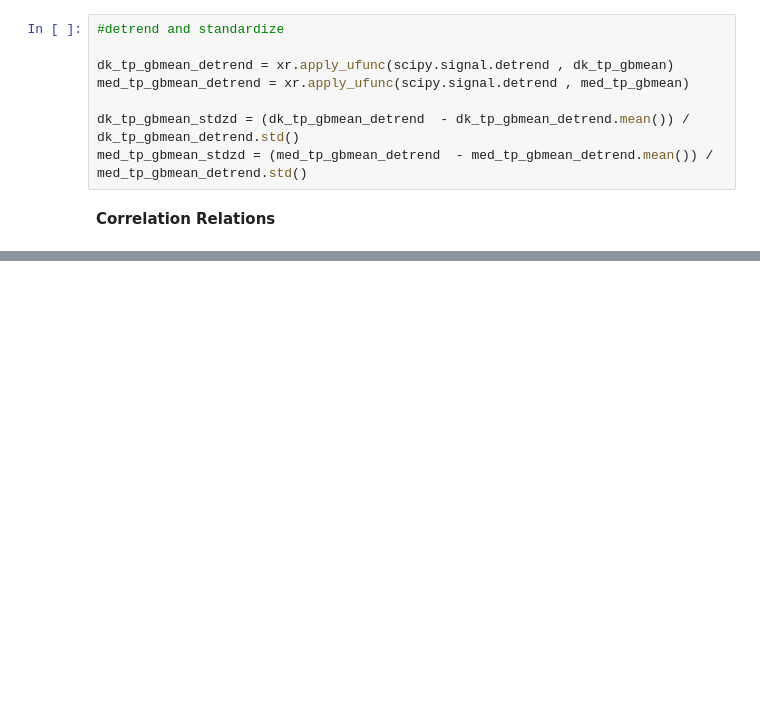
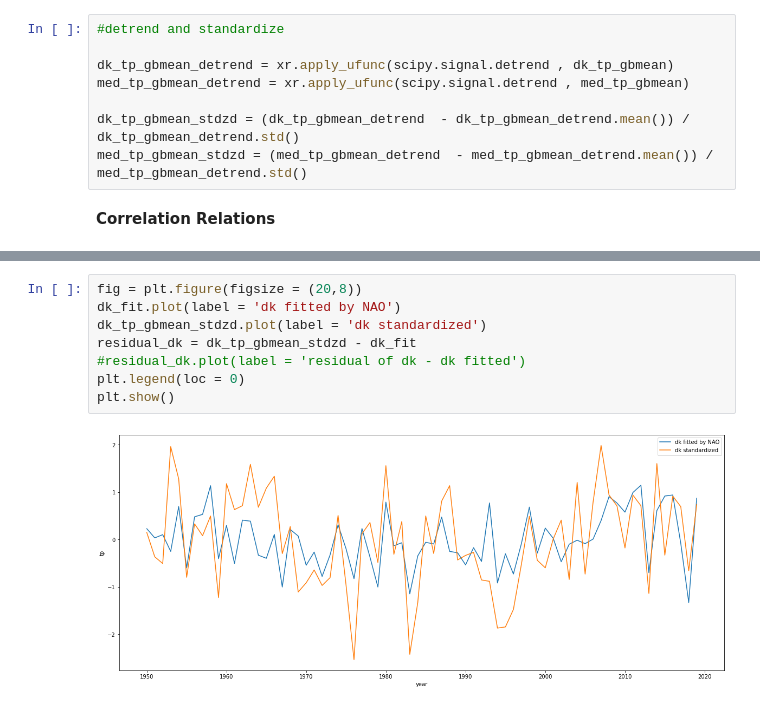
Before and after one commit to d3sp3r4t3Student/Statistical-Data-Analyses, a Jupyter notebook: demo_practical6.ipynb, the cells around one changed output, grey strips where cells are left out. Cells and saved outputs as stored; diff of their text form; blank space fills up the shorter version.

```diff
--- a/demo_practical6.ipynb
+++ b/demo_practical6.ipynb
@@ -106,0 +106,10 @@ Coordinates:
+# %%
+fig = plt.figure(figsize = (20,8))
+dk_fit.plot(label = 'dk fitted by NAO')
+dk_tp_gbmean_stdzd.plot(label = 'dk standardized')
+residual_dk = dk_tp_gbmean_stdzd - dk_fit
+#residual_dk.plot(label = 'residual of dk - dk fitted')
+plt.legend(loc = 0)
+plt.show()
+# %% [output]
+[figure, added]
```
Also changed, not shown: parts of 11 cells of this notebook, 1 other file.
